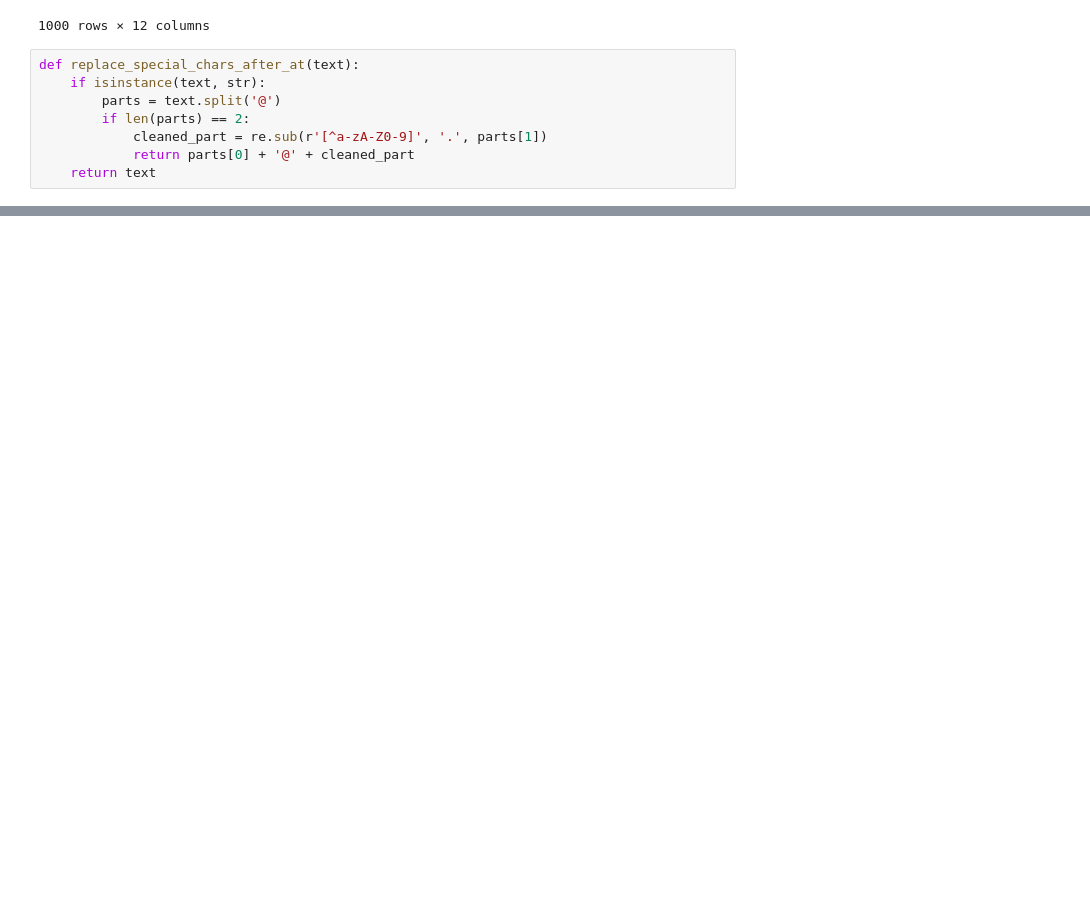
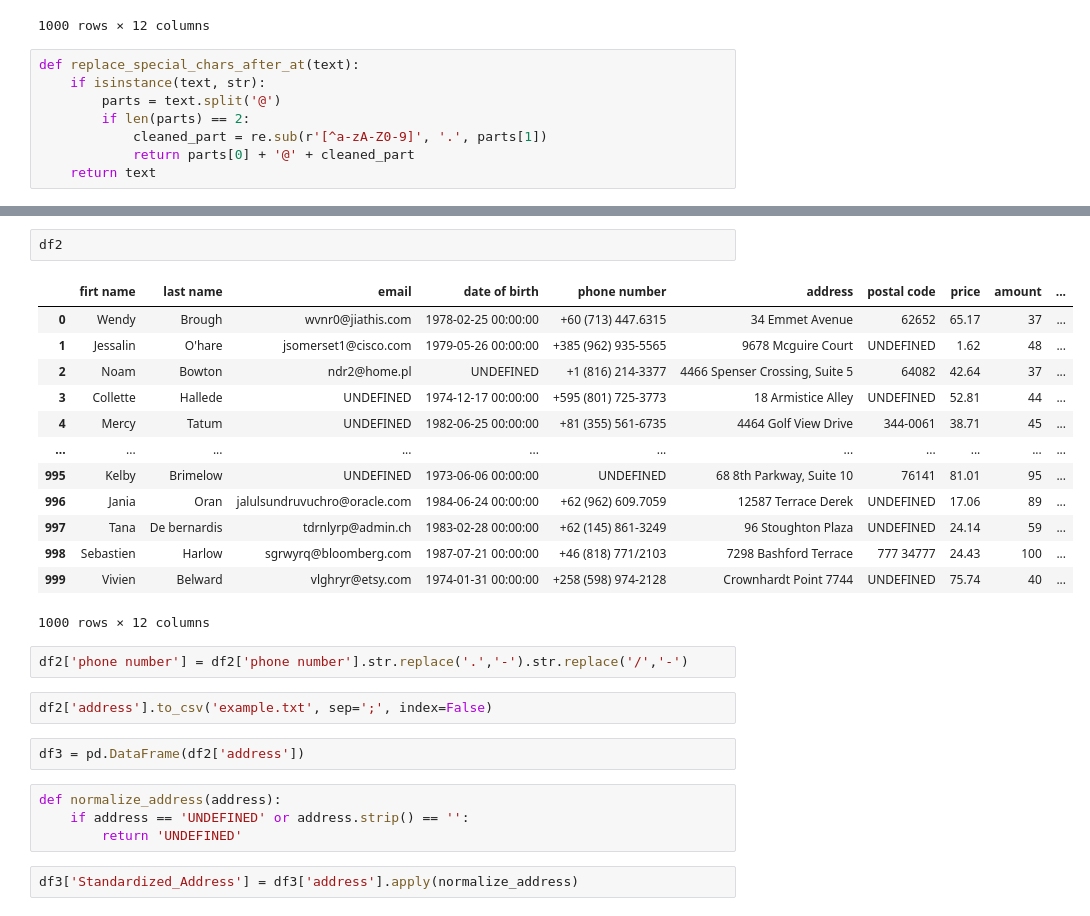
Before and after one commit to PedroZulim/data_engine, a Jupyter notebook: testes.ipynb, the cells around one changed output, grey strips where cells are left out. Saved outputs shown, nothing was run; the diff lists cells and outputs as text; blank space fills up the shorter version.

```diff
--- a/testes.ipynb
+++ b/testes.ipynb
@@ -121,0 +127,28 @@ df2
+# %%
+df2
+# %% [output]
+|  | firt name | last name | email | date of birth | phone number | address | postal code | price | amount | ... |
+| 0 | Wendy | Brough | wvnr0@jiathis.com | 1978-02-25 00:00:00 | +60 (713) 447.6315 | 34 Emmet Avenue | 62652 | 65.17 | 37 | ... |
+| 1 | Jessalin | O'hare | jsomerset1@cisco.com | 1979-05-26 00:00:00 | +385 (962) 935-5565 | 9678 Mcguire Court | UNDEFINED | 1.62 | 48 | ... |
+| 2 | Noam | Bowton | ndr2@home.pl | UNDEFINED | +1 (816) 214-3377 | 4466 Spenser Crossing, Suite 5 | 64082 | 42.64 | 37 | ... |
+| 3 | Collette | Hallede | UNDEFINED | 1974-12-17 00:00:00 | +595 (801) 725-3773 | 18 Armistice Alley | UNDEFINED | 52.81 | 44 | ... |
+| 4 | Mercy | Tatum | UNDEFINED | 1982-06-25 00:00:00 | +81 (355) 561-6735 | 4464 Golf View Drive | 344-0061 | 38.71 | 45 | ... |
+| ... | ... | ... | ... | ... | ... | ... | ... | ... | ... | ... |
+| 995 | Kelby | Brimelow | UNDEFINED | 1973-06-06 00:00:00 | UNDEFINED | 68 8th Parkway, Suite 10 | 76141 | 81.01 | 95 | ... |
+| 996 | Jania | Oran | jalulsundruvuchro@oracle.com | 1984-06-24 00:00:00 | +62 (962) 609.7059 | 12587 Terrace Derek | UNDEFINED | 17.06 | 89 | ... |
+| 997 | Tana | De bernardis | tdrnlyrp@admin.ch | 1983-02-28 00:00:00 | +62 (145) 861-3249 | 96 Stoughton Plaza | UNDEFINED | 24.14 | 59 | ... |
+| 998 | Sebastien | Harlow | sgrwyrq@bloomberg.com | 1987-07-21 00:00:00 | +46 (818) 771/2103 | 7298 Bashford Terrace | 777 34777 | 24.43 | 100 | ... |
+| 999 | Vivien | Belward | vlghryr@etsy.com | 1974-01-31 00:00:00 | +258 (598) 974-2128 | Crownhardt Point 7744 | UNDEFINED | 75.74 | 40 | ... |
+1000 rows × 12 columns
+# %%
+df2['phone number'] = df2['phone number'].str.replace('.','-').str.replace('/','-')
+# %%
+df2['address'].to_csv('example.txt', sep=';', index=False)
+# %%
+df3 = pd.DataFrame(df2['address'])
+# %%
+def normalize_address(address):
+    if address == 'UNDEFINED' or address.strip() == '':
+        return 'UNDEFINED'
+# %%
+df3['Standardized_Address'] = df3['address'].apply(normalize_address)
```
Also changed, not shown: parts of 15 cells of this notebook.
